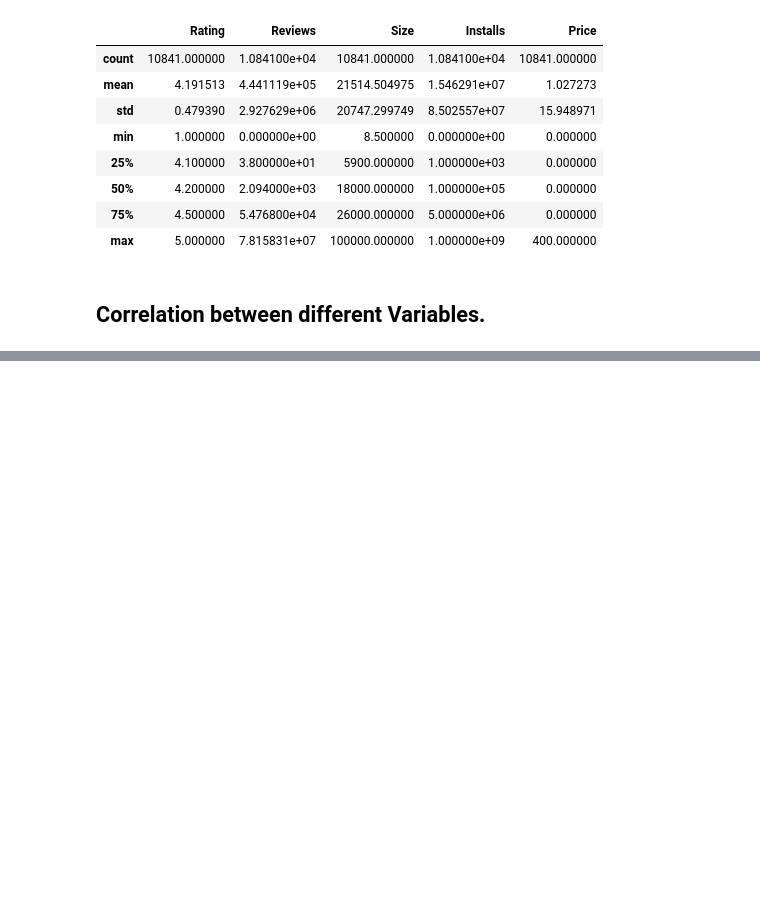
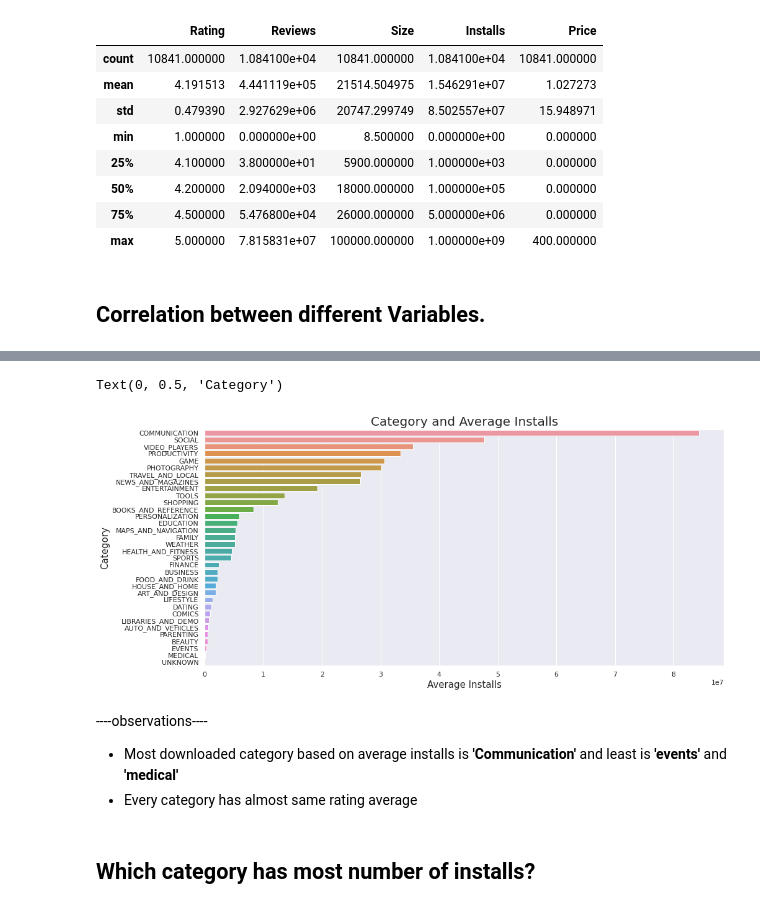
Before and after one commit to kuldeep-sngh/Play-Store-App-Review-Analysis, a Jupyter notebook: Play_Store_App_Review_Analysis_colab_notebook.ipynb, the cells around one changed output, grey strips where cells are left out. Cells and saved outputs as stored; diff of their text form; code cells hidden in the pictures; blank space fills up the shorter version.

```diff
--- a/Play_Store_App_Review_Analysis_colab_notebook.ipynb
+++ b/Play_Store_App_Review_Analysis_colab_notebook.ipynb
@@ -608,0 +654,4 @@ playstore_df.describe()
+# %%
+# groupby category and get average number of installs , Rating and Reviews
+top_cat_df = playstore_df.groupby('Category').agg({'Installs' : 'mean' , 'Rating' : 'mean' , 'Reviews' : 'mean'}).sort_values(by= 'Installs',ascending = False).reset_index()
+top_cat_df.head(10)
@@ -608,0 +670,18 @@ playstore_df.describe()
+# %%
+# plot horizontal bar graph of each category visualizing average number of installs
+sns.set(rc={'figure.figsize':(15,7)})
+sns.barplot(x='Installs', y='Category', data=top_cat_df)
+plt.title('Category and Average Installs' , fontsize = 20)
+plt.xlabel('Average Installs' , fontsize = 15)
+plt.ylabel('Category',fontsize = 15)
+# %% [output]
+Text(0, 0.5, 'Category')
+[figure, added]
+# %% [markdown]
+----observations----
+
+
+*   Most downloaded category based on average installs is **'Communication'** and least is **'events'** and **'medical'**
+*   Every category has almost same rating average
+# %% [markdown]
+## Which category has most number of installs?
```
Also changed, not shown: parts of 25 cells of this notebook.
